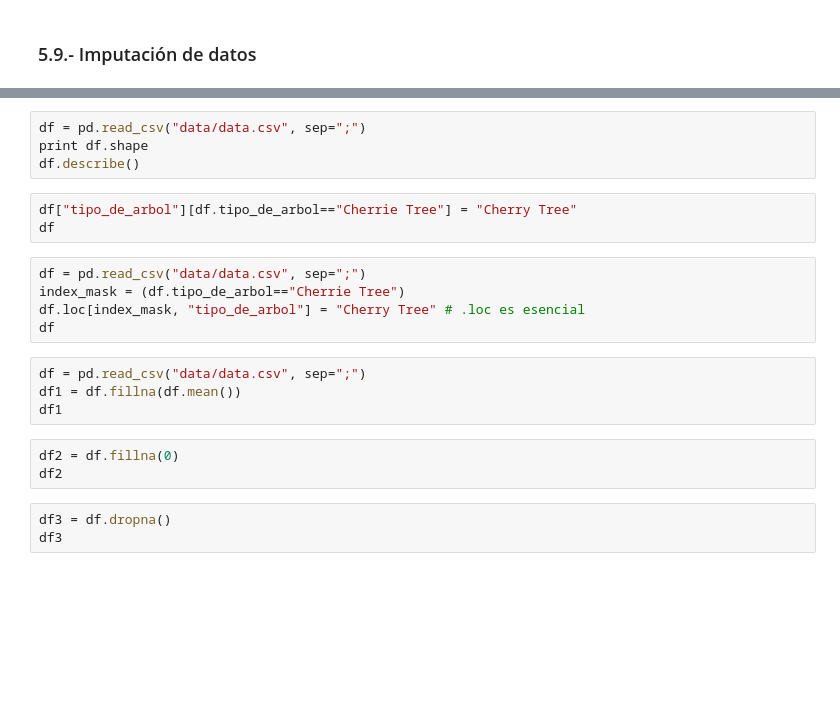
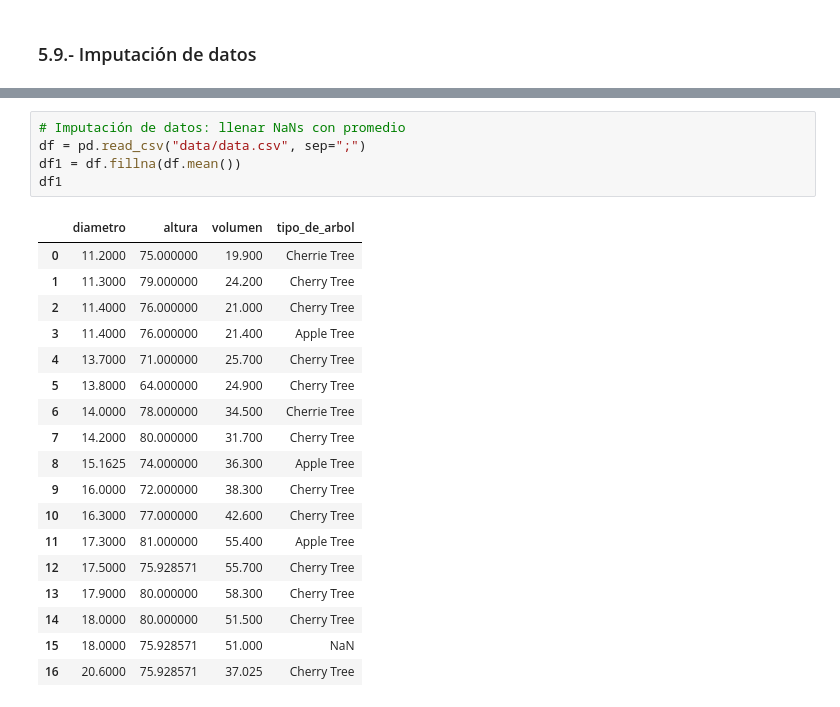
Before and after one commit to usantamaria/ipynb_para_docencia, a Jupyter notebook: 09_libreria_pandas/pandas.ipynb, the cells around one changed output, grey strips where cells are left out. Drawn from its saved outputs; the diff is of its cells as text; blank space fills up the shorter version.

```diff
--- a/09_libreria_pandas/pandas.ipynb
+++ b/09_libreria_pandas/pandas.ipynb
@@ -405,22 +936,24 @@ df[["tipo_de_arbol","diametro", "altura"]].groupby("tipo_de_arbol").mean()
 # %%
+# Imputación de datos: llenar NaNs con promedio
 df = pd.read_csv("data/data.csv", sep=";")
-print df.shape
-df.describe()
+df1 = df.fillna(df.mean())
+df1
+# %% [output]
+|  | diametro | altura | volumen | tipo_de_arbol |
+| 0 | 11.2000 | 75.000000 | 19.900 | Cherrie Tree |
+| 1 | 11.3000 | 79.000000 | 24.200 | Cherry Tree |
+| 2 | 11.4000 | 76.000000 | 21.000 | Cherry Tree |
+| 3 | 11.4000 | 76.000000 | 21.400 | Apple Tree |
+| 4 | 13.7000 | 71.000000 | 25.700 | Cherry Tree |
+| 5 | 13.8000 | 64.000000 | 24.900 | Cherry Tree |
+| 6 | 14.0000 | 78.000000 | 34.500 | Cherrie Tree |
+| 7 | 14.2000 | 80.000000 | 31.700 | Cherry Tree |
+| 8 | 15.1625 | 74.000000 | 36.300 | Apple Tree |
+| 9 | 16.0000 | 72.000000 | 38.300 | Cherry Tree |
+| 10 | 16.3000 | 77.000000 | 42.600 | Cherry Tree |
+| 11 | 17.3000 | 81.000000 | 55.400 | Apple Tree |
+| 12 | 17.5000 | 75.928571 | 55.700 | Cherry Tree |
+| 13 | 17.9000 | 80.000000 | 58.300 | Cherry Tree |
+| 14 | 18.0000 | 80.000000 | 51.500 | Cherry Tree |
+| 15 | 18.0000 | 75.928571 | 51.000 | NaN |
+| 16 | 20.6000 | 75.928571 | 37.025 | Cherry Tree |
-# %%
-df["tipo_de_arbol"][df.tipo_de_arbol=="Cherrie Tree"] = "Cherry Tree"
-df
-# %%
-df = pd.read_csv("data/data.csv", sep=";")
-index_mask = (df.tipo_de_arbol=="Cherrie Tree")
-df.loc[index_mask, "tipo_de_arbol"] = "Cherry Tree" # .loc es esencial
-df
-# %%
-df = pd.read_csv("data/data.csv", sep=";")
-df1 = df.fillna(df.mean())
-df1
-# %%
-df2 = df.fillna(0)
-df2
-# %%
-df3 = df.dropna()
-df3
```
Also changed, not shown: parts of 105 cells of this notebook.
